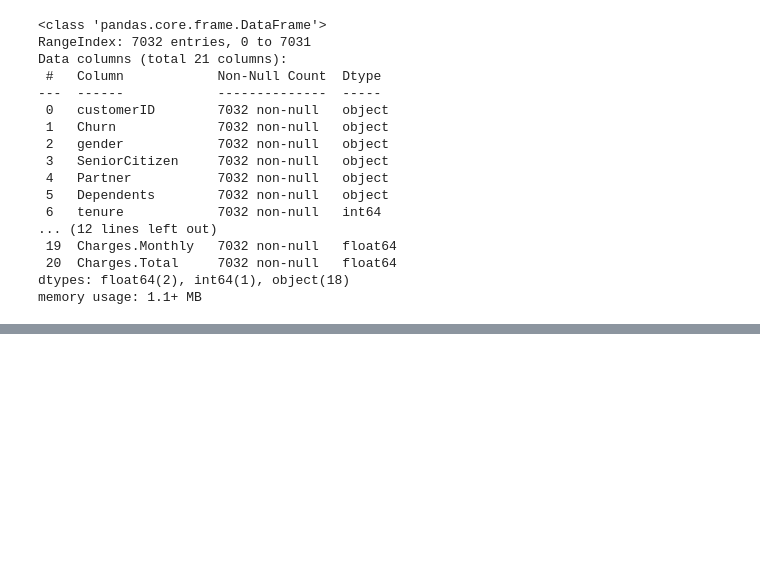
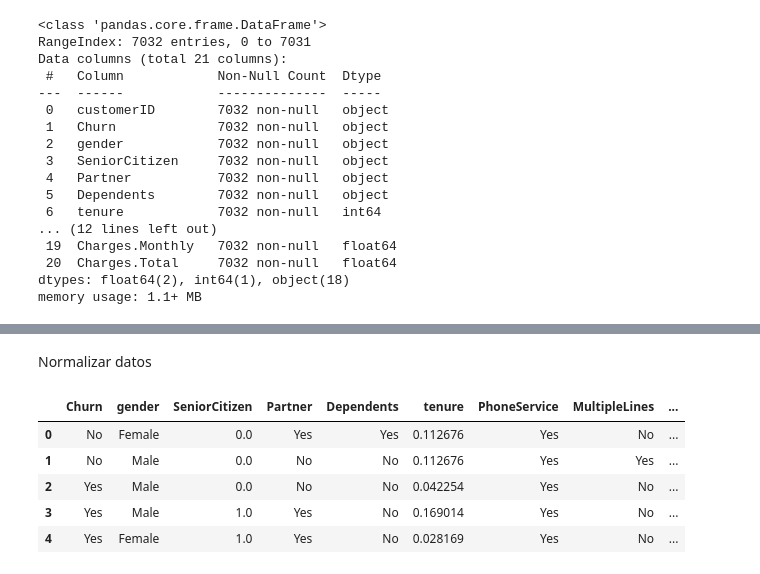
Before and after one commit to Malcuthrad/Challenge-TelecomX-Part-2, a Jupyter notebook: Telecom_X_Parte_2.ipynb, the cells around one changed output, grey strips where cells are left out. Saved outputs shown, nothing was run; the diff lists cells and outputs as text; code cells hidden in the pictures; blank space fills up the shorter version.

```diff
--- a/Telecom_X_Parte_2.ipynb
+++ b/Telecom_X_Parte_2.ipynb
@@ -33,0 +192,23 @@ memory usage: 1.1+ MB
+# %% [markdown]
+Normalizar datos
+# %%
+from sklearn.preprocessing import MinMaxScaler
+
+# Seleccionando solo columnas numéricas (excepto la variable target, si ya está separada)
+columnas_numericas = datos.select_dtypes(include=['int64', 'float64']).columns
+
+# Inicializando el scaler
+scaler = MinMaxScaler()
+
+# Aplicando la normalización
+datos[columnas_numericas] = scaler.fit_transform(datos[columnas_numericas])
+
+# Mostrando los datos normalizados
+datos.head()
+# %% [output]
+|  | Churn | gender | SeniorCitizen | Partner | Dependents | tenure | PhoneService | MultipleLines | ... |
+| 0 | No | Female | 0.0 | Yes | Yes | 0.112676 | Yes | No | ... |
+| 1 | No | Male | 0.0 | No | No | 0.112676 | Yes | Yes | ... |
+| 2 | Yes | Male | 0.0 | No | No | 0.042254 | Yes | No | ... |
+| 3 | Yes | Male | 1.0 | Yes | No | 0.169014 | Yes | No | ... |
+| 4 | Yes | Female | 1.0 | Yes | No | 0.028169 | Yes | No | ... |
```
Also changed, not shown: parts of 51 cells of this notebook.
